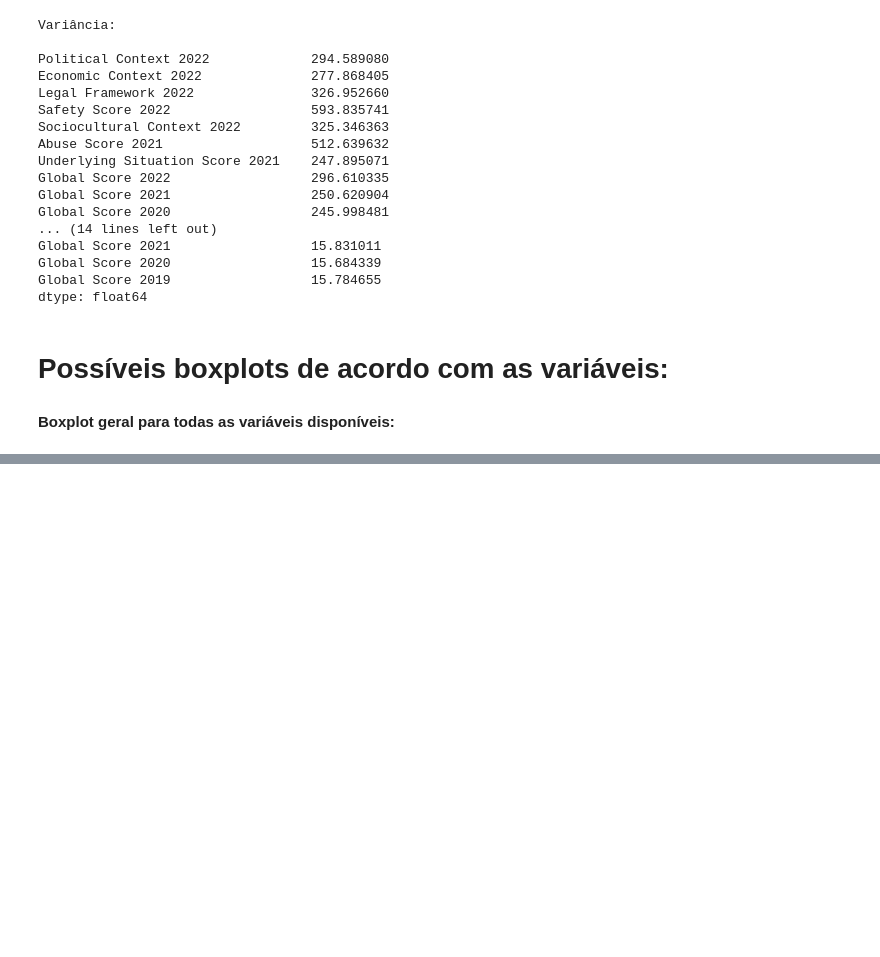
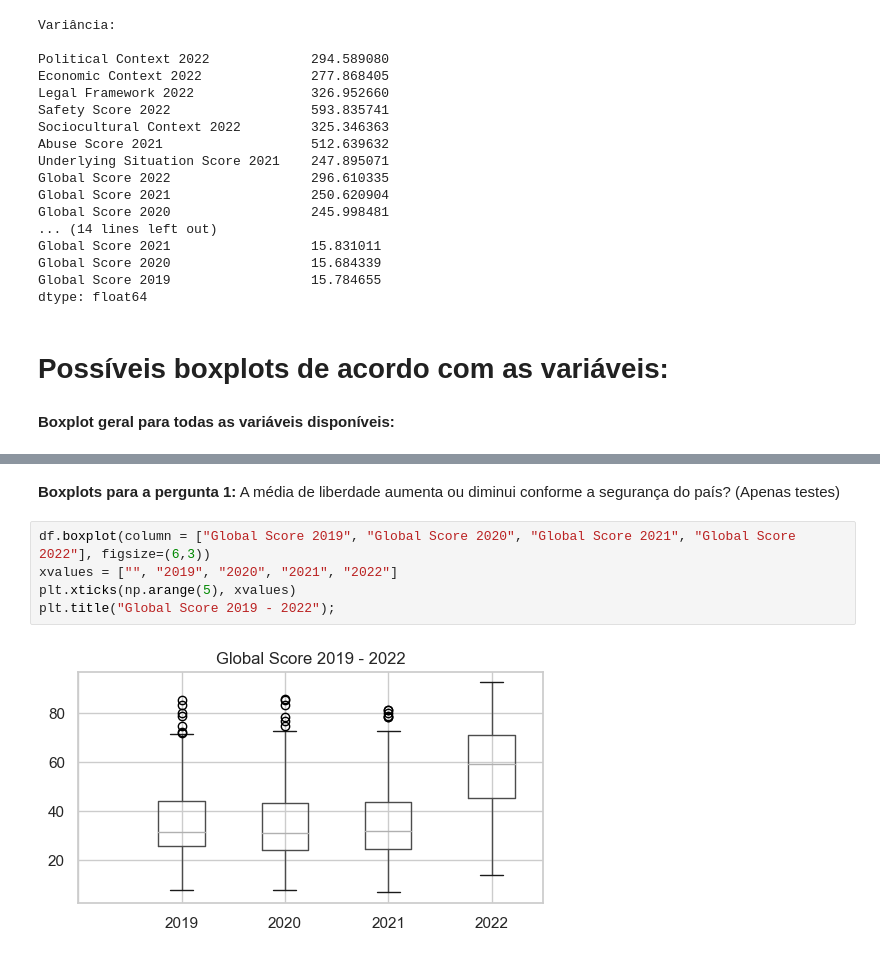
Before and after one commit to marianamartiyns/Global-Press-Freedom-Analysis, a Jupyter notebook: Projeto_ICD.ipynb, the cells around one changed output, grey strips where cells are left out. Cells and saved outputs as stored; diff of their text form; blank space fills up the shorter version.

```diff
--- a/Projeto_ICD.ipynb
+++ b/Projeto_ICD.ipynb
@@ -104,0 +104,9 @@ sns.boxplot(data=df, orient="h")
+# %% [markdown]
+**Boxplots para a pergunta 1:** A média de liberdade aumenta ou diminui conforme a segurança do país? (Apenas testes)
+# %%
+df.boxplot(column = ["Global Score 2019", "Global Score 2020", "Global Score 2021", "Global Score 2022"], figsize=(6,3))
+xvalues = ["", "2019", "2020", "2021", "2022"]
+plt.xticks(np.arange(5), xvalues)
+plt.title("Global Score 2019 - 2022");
+# %% [output]
+[figure, added]
```
Also changed, not shown: parts of 7 cells of this notebook.
